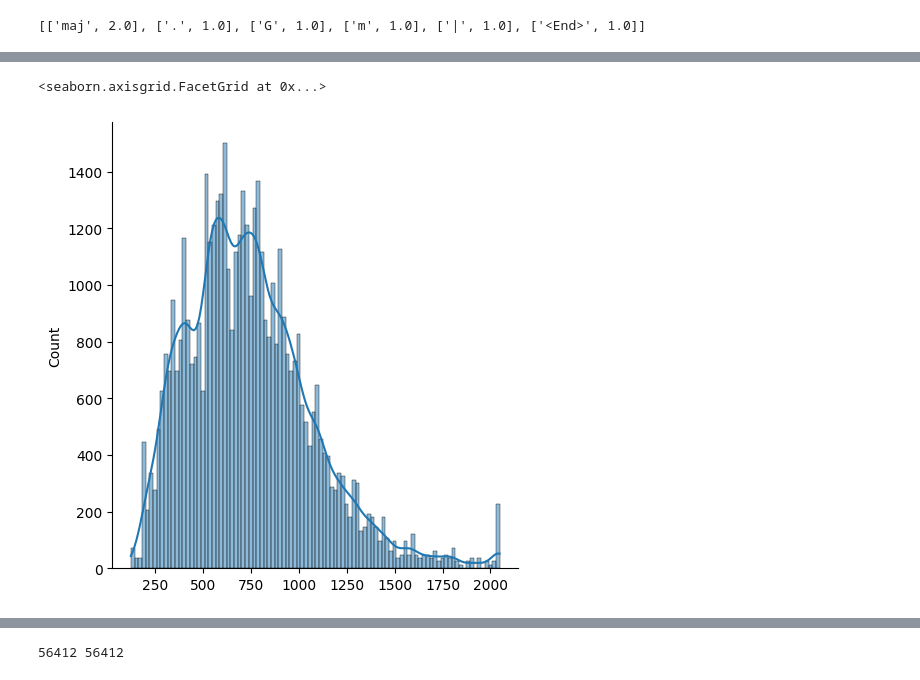
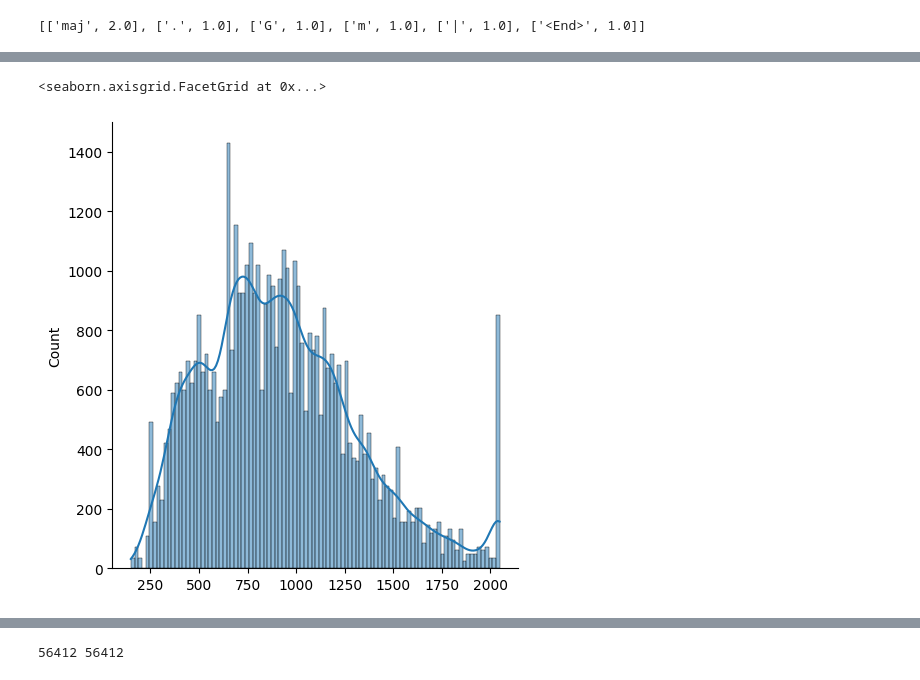
Before and after one commit to fosfrancesco/chromaflow, a Jupyter notebook: src/styles.ipynb, the cells around one changed output, grey strips where cells are left out. Drawn from its saved outputs; the diff is of its cells as text; code cells hidden in the pictures.

```diff
--- a/src/styles.ipynb
+++ b/src/styles.ipynb
@@ -21,10 +25,8 @@ print(len(midi_voicing_dataset), len(dataset_augmented), len(meta_augmented))
 - Fix the Style Token
 - Split the songs that are too long into two sections
 # %%
-import importlib
-import formats as fmt
+
 importlib.reload(fmt)
-
 fmt.correctStyleTokensInMeta(meta_augmented)
 
 all_styles = []
@@ -35,8 +37,8 @@ styles = set(all_styles)
 print(len(styles))
 print(meta_augmented[0])
 
-for i, song in enumerate(meta_augmented[:48]):
-    print(song)
+# for i, song in enumerate(meta_augmented[:48]):
+#     print(song)
 # %% [output]
 63
 {'composer': 'George Gershwin, Ira Gershwin (1927)', 'style': 'Jazz', 'song_name': "'S Wonderful", 'tonality': 'C major', 'midi_key': 15, 'time_signature': '4/4', 'decade': 'Null'}
@@ -117,8 +120,0 @@ print(len(new_dataset))
-# %%
-for i, song in enumerate(midi_voicing_dataset):
-    start_token = [[0, 0, 0, 0, 0, 0, 0, 0], 0.0, '<Start>']
-    end_token = [[0, 0, 0, 0, 0, 0, 0, 0], 0.0, '<End>']
-    song.insert(4, start_token)
-    song.append(end_token)
-
-print(len(midi_voicing_dataset))
@@ -158,22 +150,0 @@ dataset[id][-8:]
-# %%
-#Cut the songs that are longer than 2048 in MIDI voicing dataset
-midi_dataset = midi_voicing_dataset.copy()
-midi_dataset = [song[:2048] for song in midi_dataset]
-
-for i, song in enumerate(midi_dataset):
-    if len(song) == 2048:
-        element = song[-1][2]
-        #print(element)
-        if element == '|' or element == '.' and element != '<End>':
-            song[-1][2] = '<End>'
-        else:
-        #cut the last element until it is a bar or dot and change it to <End>
-            while element != '|' and element != '.':
-                song.pop()
-                element = song[-1][2]
-            song[-1][2] = '<End>'
-
-id = 5676
-print(len(midi_dataset))
-
-midi_dataset[id][-8:]
@@ -224,16 +185,16 @@ Max: {'v': 2048, 'id': 5556} Min: {'v': 122, 'id': 39972}
 # %%
 import seaborn as sns
 
 #visualize the length of the songs
 
 length = []
-for song in midi_dataset:
+for song in dataset:
     length.append(len(song))
 
 sns.displot(length, kde=True, bins=100)
 # %% [output]
 <seaborn.axisgrid.FacetGrid at 0x...>
-[figure, old version]
+[figure, new version]
 # %%
 print(dataset[0][:512])
 # %% [output]
```
Also changed, not shown: parts of 22 cells of this notebook, 6 other files.
